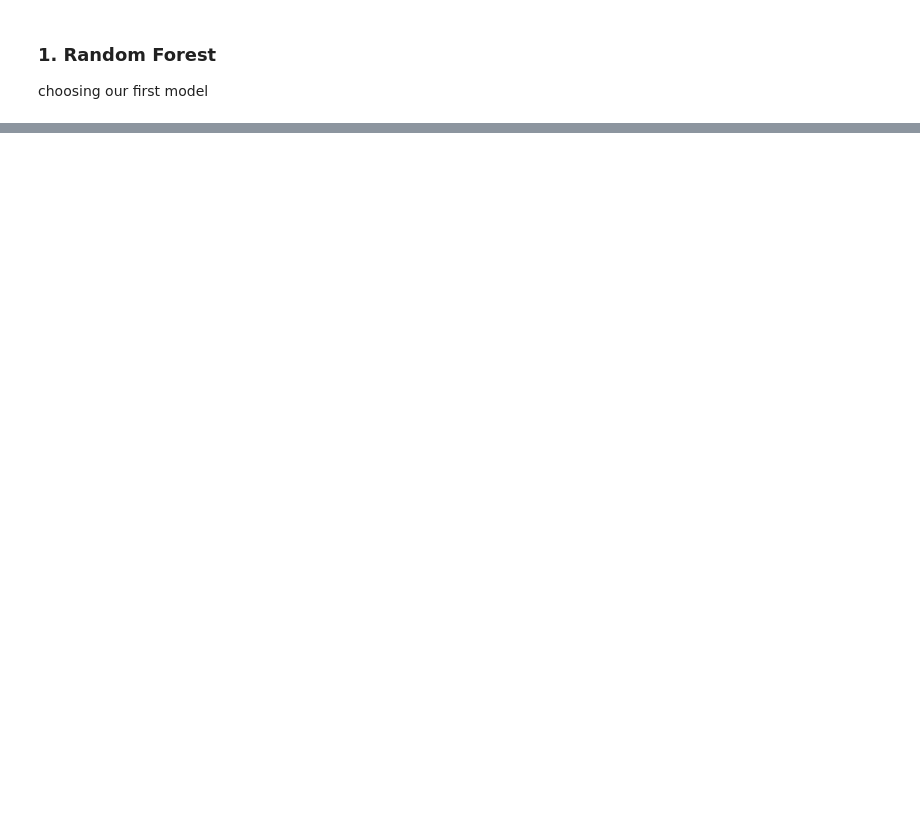
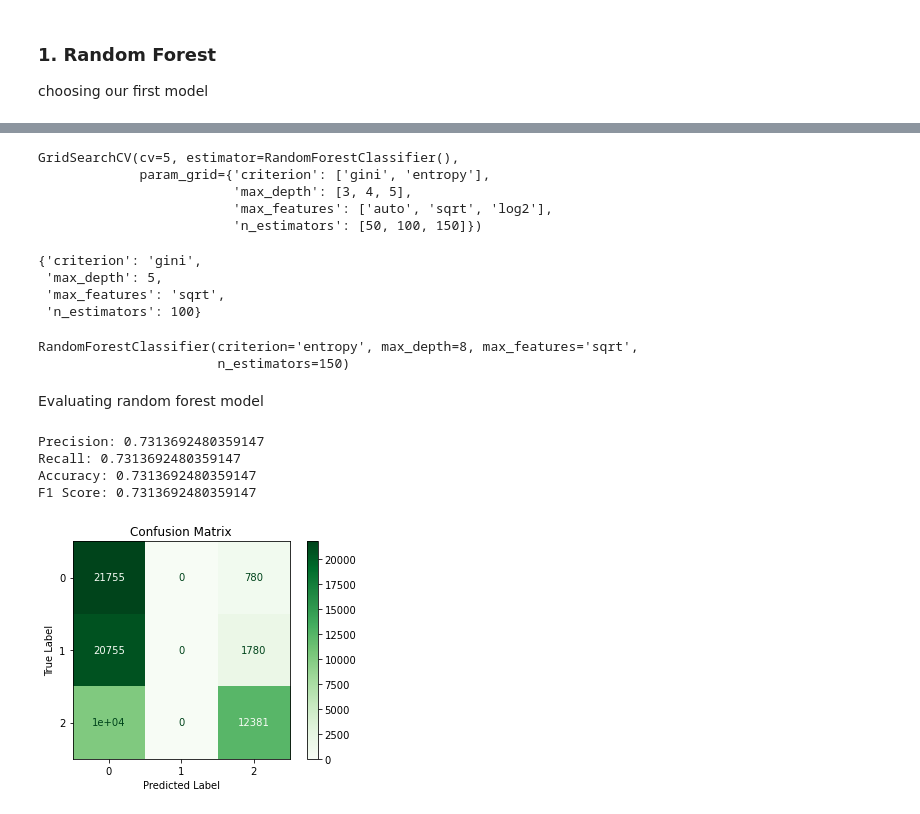
Before and after one commit to Cdasilver29/well-classification-documented, a Jupyter notebook: Technical.ipynb, the cells around one changed output, grey strips where cells are left out. Cells and saved outputs as stored; diff of their text form; code cells hidden in the pictures; blank space fills up the shorter version.

Commit message:
modeling

```diff
--- a/Technical.ipynb
+++ b/Technical.ipynb
@@ -1274,0 +1359,67 @@ def update_scores(scores_df, Model, y_test, y_hat_test):
+# %%
+# Defining a parameter grid
+param_grid = {
+    'n_estimators': [50, 100, 150],
+    'max_features': ['auto', 'sqrt', 'log2'],
+    'max_depth' : [3,4,5],
+    'criterion' :['gini', 'entropy']}
+# %%
+# Grid searching
+RF_CV = GridSearchCV(estimator=RF_model, param_grid=param_grid, cv= 5)
+RF_CV.fit(X_train_resampled,y_train_resampled)
+# %% [output]
+GridSearchCV(cv=5, estimator=RandomForestClassifier(),
+             param_grid={'criterion': ['gini', 'entropy'],
+                         'max_depth': [3, 4, 5],
+                         'max_features': ['auto', 'sqrt', 'log2'],
+                         'n_estimators': [50, 100, 150]})
+# %%
+# Getting the best hyperparameters for our RandomForestClassifier
+RF_CV.best_params_
+# %% [output]
+{'criterion': 'gini',
+ 'max_depth': 5,
+ 'max_features': 'sqrt',
+ 'n_estimators': 100}
+# %%
+# Instantiating RandomForestClassifier model using the best parameters from the grid search
+RF_CV_model = RandomForestClassifier(criterion = 'entropy',max_depth = 8, max_features= 'sqrt',
+                                     n_estimators = 150)
+# %%
+# Fitting the model
+RF_CV_model.fit(X_train_scaled,y_train_2)
+# %% [output]
+RandomForestClassifier(criterion='entropy', max_depth=8, max_features='sqrt',
+                       n_estimators=150)
+# %% [markdown]
+Evaluating random forest model
+# %%
+from sklearn.metrics import accuracy_score, f1_score, precision_score, recall_score
+from sklearn.metrics import plot_confusion_matrix
+from sklearn.metrics import confusion_matrix
+# Predictions on testing data
+y_pred = RF_CV_model.predict(X_test_scaled)
+
+# Evaluation metrics
+precision = precision_score(y_test_2, y_pred, average='micro')
+recall = recall_score(y_test_2, y_pred, average='micro')
+accuracy = accuracy_score(y_test_2, y_pred)
+f1 = f1_score(y_test_2, y_pred, average='micro')
+
+print("Precision:", precision)
+print("Recall:", recall)
+print("Accuracy:", accuracy)
+print("F1 Score:", f1)
+
+# Confusion matrix for trainig data
+plot_confusion_matrix(RF_CV_model, X_train_resampled, y_train_resampled, cmap="Greens")
+plt.title("Confusion Matrix")
+plt.xlabel("Predicted Label")
+plt.ylabel("True Label")
+plt.show()
+# %% [output]
+Precision: 0.7313692480359147
+Recall: 0.7313692480359147
+Accuracy: 0.7313692480359147
+F1 Score: 0.7313692480359147
+[figure, added]
```
Also changed, not shown: parts of 60 cells of this notebook.
